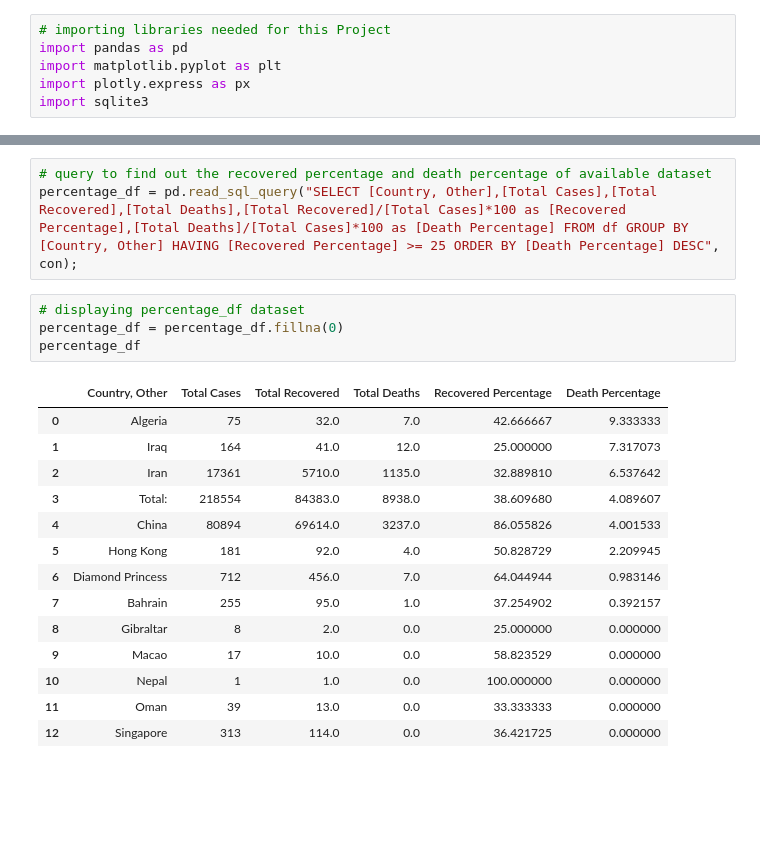
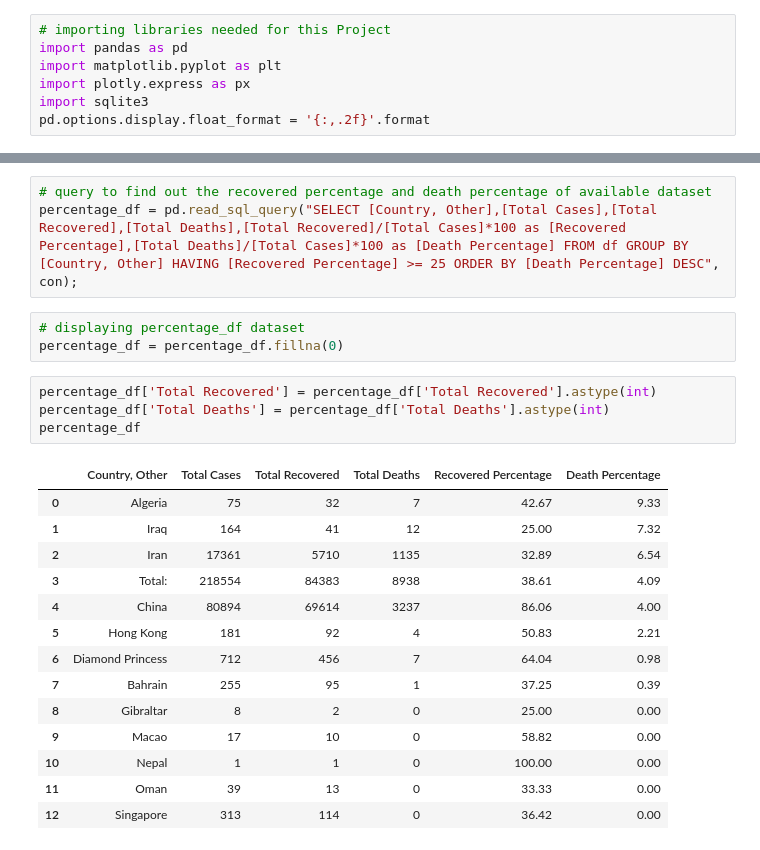
Before and after one commit to shahsajil/COVID-19-Python-Project, a Jupyter notebook: Covid_19_PythonProject_2020.ipynb, the cells around one changed output, grey strips where cells are left out. Drawn from its saved outputs; the diff is of its cells as text; blank space fills up the shorter version.

```diff
--- a/Covid_19_PythonProject_2020.ipynb
+++ b/Covid_19_PythonProject_2020.ipynb
@@ -4,6 +4,7 @@ import pandas as pd
 import matplotlib.pyplot as plt
 import plotly.express as px
 import sqlite3
+pd.options.display.float_format = '{:,.2f}'.format
 # %%
 # importing excel dataset into notebook
 df = pd.read_excel ('Covid_19.xlsx')
@@ -173,21 +177,24 @@ percentage_df = pd.read_sql_query("SELECT [Country, Other],[Total Cases],[Total
 # %%
 # displaying percentage_df dataset
 percentage_df = percentage_df.fillna(0)
-percentage_df
-# %% [output]
-|  | Country, Other | Total Cases | Total Recovered | Total Deaths | Recovered Percentage | Death Percentage |
-| 0 | Algeria | 75 | 32.0 | 7.0 | 42.666667 | 9.333333 |
-| 1 | Iraq | 164 | 41.0 | 12.0 | 25.000000 | 7.317073 |
-| 2 | Iran | 17361 | 5710.0 | 1135.0 | 32.889810 | 6.537642 |
-| 3 | Total: | 218554 | 84383.0 | 8938.0 | 38.609680 | 4.089607 |
-| 4 | China | 80894 | 69614.0 | 3237.0 | 86.055826 | 4.001533 |
-| 5 | Hong Kong | 181 | 92.0 | 4.0 | 50.828729 | 2.209945 |
-| 6 | Diamond Princess | 712 | 456.0 | 7.0 | 64.044944 | 0.983146 |
-| 7 | Bahrain | 255 | 95.0 | 1.0 | 37.254902 | 0.392157 |
-| 8 | Gibraltar | 8 | 2.0 | 0.0 | 25.000000 | 0.000000 |
-| 9 | Macao | 17 | 10.0 | 0.0 | 58.823529 | 0.000000 |
-| 10 | Nepal | 1 | 1.0 | 0.0 | 100.000000 | 0.000000 |
-| 11 | Oman | 39 | 13.0 | 0.0 | 33.333333 | 0.000000 |
-| 12 | Singapore | 313 | 114.0 | 0.0 | 36.421725 | 0.000000 |
+# %%
+percentage_df['Total Recovered'] = percentage_df['Total Recovered'].astype(int)
+percentage_df['Total Deaths'] = percentage_df['Total Deaths'].astype(int)
+percentage_df
+# %% [output]
+|  | Country, Other | Total Cases | Total Recovered | Total Deaths | Recovered Percentage | Death Percentage |
+| 0 | Algeria | 75 | 32 | 7 | 42.67 | 9.33 |
+| 1 | Iraq | 164 | 41 | 12 | 25.00 | 7.32 |
+| 2 | Iran | 17361 | 5710 | 1135 | 32.89 | 6.54 |
+| 3 | Total: | 218554 | 84383 | 8938 | 38.61 | 4.09 |
+| 4 | China | 80894 | 69614 | 3237 | 86.06 | 4.00 |
+| 5 | Hong Kong | 181 | 92 | 4 | 50.83 | 2.21 |
+| 6 | Diamond Princess | 712 | 456 | 7 | 64.04 | 0.98 |
+| 7 | Bahrain | 255 | 95 | 1 | 37.25 | 0.39 |
+| 8 | Gibraltar | 8 | 2 | 0 | 25.00 | 0.00 |
+| 9 | Macao | 17 | 10 | 0 | 58.82 | 0.00 |
+| 10 | Nepal | 1 | 1 | 0 | 100.00 | 0.00 |
+| 11 | Oman | 39 | 13 | 0 | 33.33 | 0.00 |
+| 12 | Singapore | 313 | 114 | 0 | 36.42 | 0.00 |
 # %%
 #Displaying the Recovered and Death Precentage of different country
```
Also changed, not shown: parts of 9 cells of this notebook, 2 other files.
